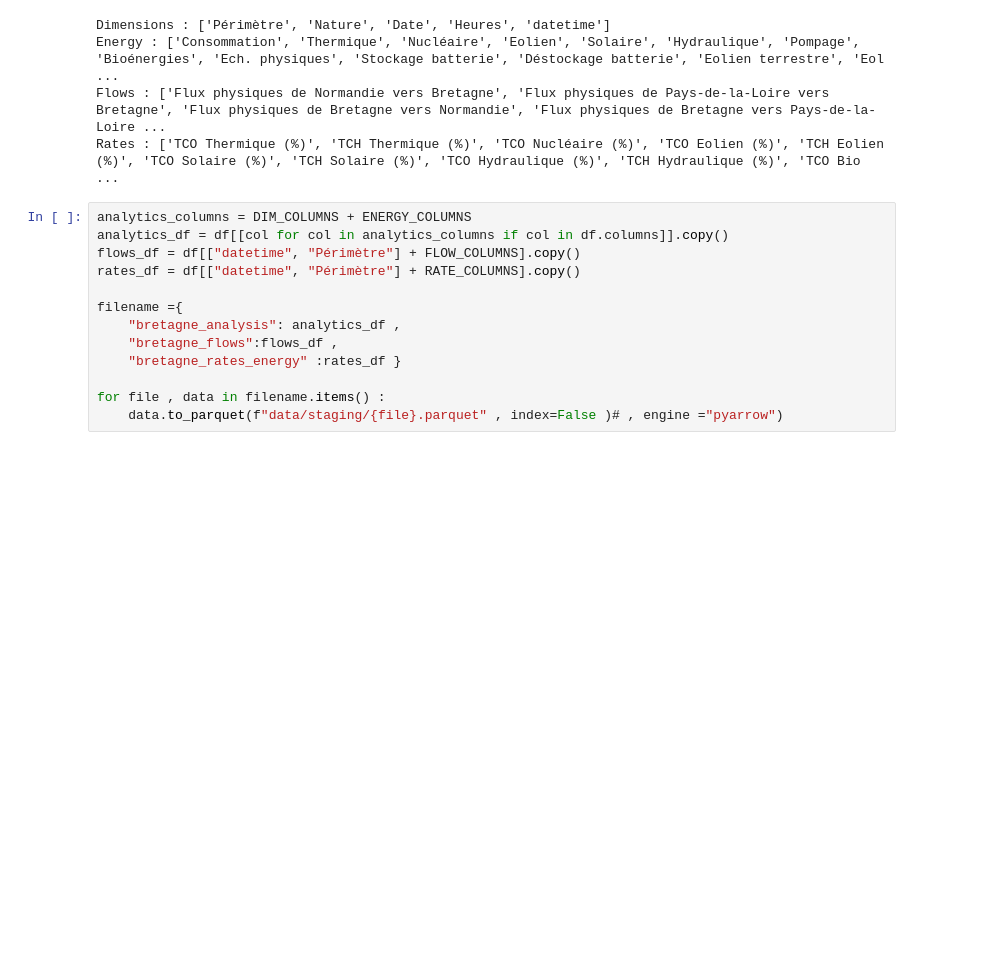
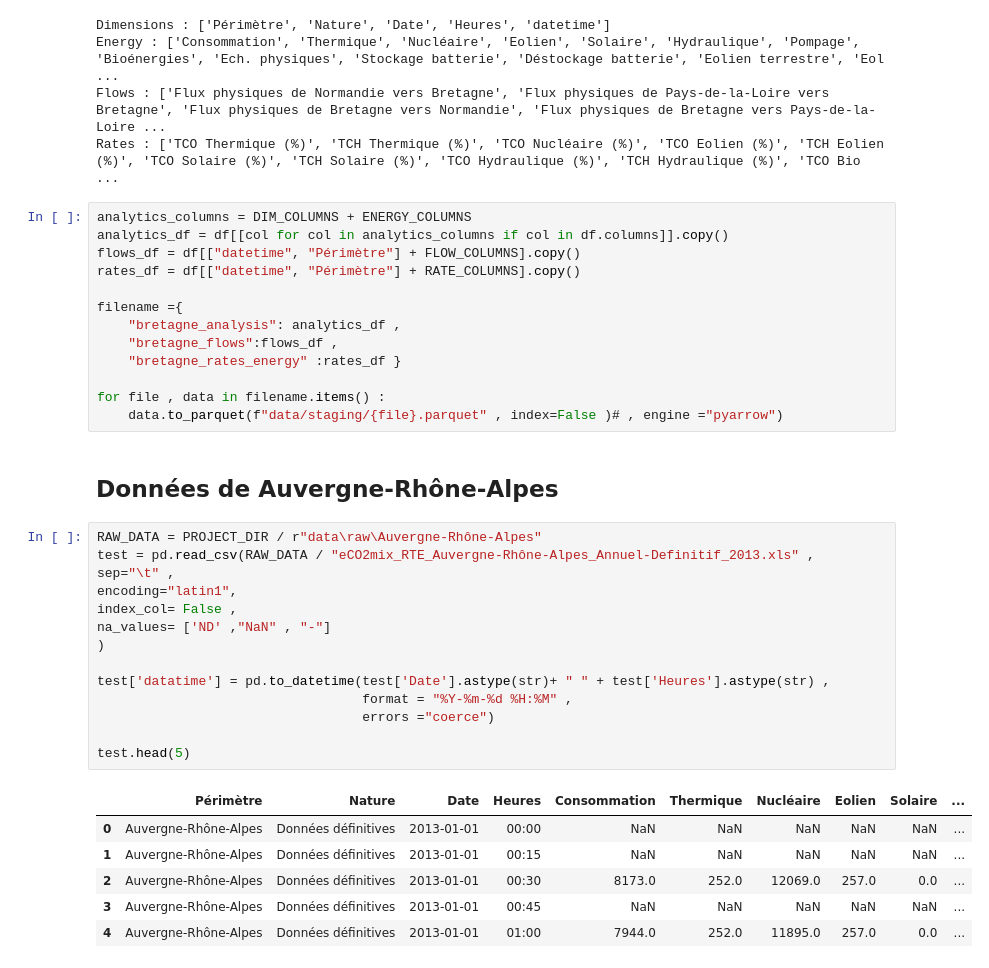
Before and after one commit to LIONPANJSHIR/rte-ille-et-vilaine-energy-analysis, a Jupyter notebook: scripts/notebooks/data_quality/00_staging_init.ipynb, the cells around one changed output. Saved outputs shown, nothing was run; the diff lists cells and outputs as text; blank space fills up the shorter version.

```diff
--- a/scripts/notebooks/data_quality/00_staging_init.ipynb
+++ b/scripts/notebooks/data_quality/00_staging_init.ipynb
@@ -157,3 +157,26 @@ filename ={
 
 for file , data in filename.items() :
     data.to_parquet(f"data/staging/{file}.parquet" , index=False )# , engine ="pyarrow")
+# %% [markdown]
+## Données de Auvergne-Rhône-Alpes
+# %%
+RAW_DATA = PROJECT_DIR / r"data\raw\Auvergne-Rhône-Alpes"
+test = pd.read_csv(RAW_DATA / "eCO2mix_RTE_Auvergne-Rhône-Alpes_Annuel-Definitif_2013.xls" ,
+sep="\t" ,
+encoding="latin1",
+index_col= False ,
+na_values= ['ND' ,"NaN" , "-"]
+)
+
+test['datatime'] = pd.to_datetime(test['Date'].astype(str)+ " " + test['Heures'].astype(str) ,
+                                  format = "%Y-%m-%d %H:%M" ,
+                                  errors ="coerce")
+
+test.head(5)
+# %% [output]
+|  | Périmètre | Nature | Date | Heures | Consommation | Thermique | Nucléaire | Eolien | Solaire | ... |
+| 0 | Auvergne-Rhône-Alpes | Données définitives | 2013-01-01 | 00:00 | NaN | NaN | NaN | NaN | NaN | ... |
+| 1 | Auvergne-Rhône-Alpes | Données définitives | 2013-01-01 | 00:15 | NaN | NaN | NaN | NaN | NaN | ... |
+| 2 | Auvergne-Rhône-Alpes | Données définitives | 2013-01-01 | 00:30 | 8173.0 | 252.0 | 12069.0 | 257.0 | 0.0 | ... |
+| 3 | Auvergne-Rhône-Alpes | Données définitives | 2013-01-01 | 00:45 | NaN | NaN | NaN | NaN | NaN | ... |
+| 4 | Auvergne-Rhône-Alpes | Données définitives | 2013-01-01 | 01:00 | 7944.0 | 252.0 | 11895.0 | 257.0 | 0.0 | ... |
```
Also changed, not shown: parts of 17 cells of this notebook, 22 other files.
